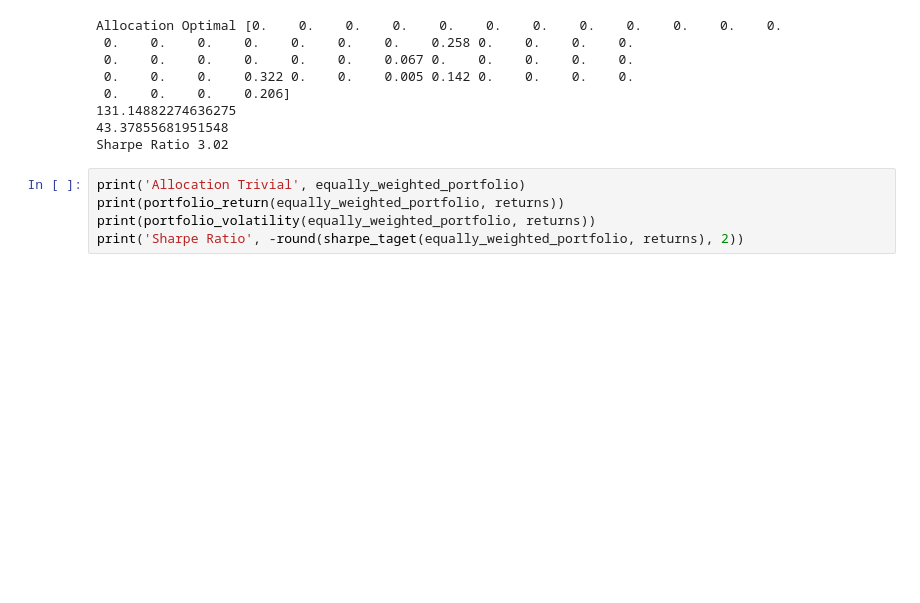
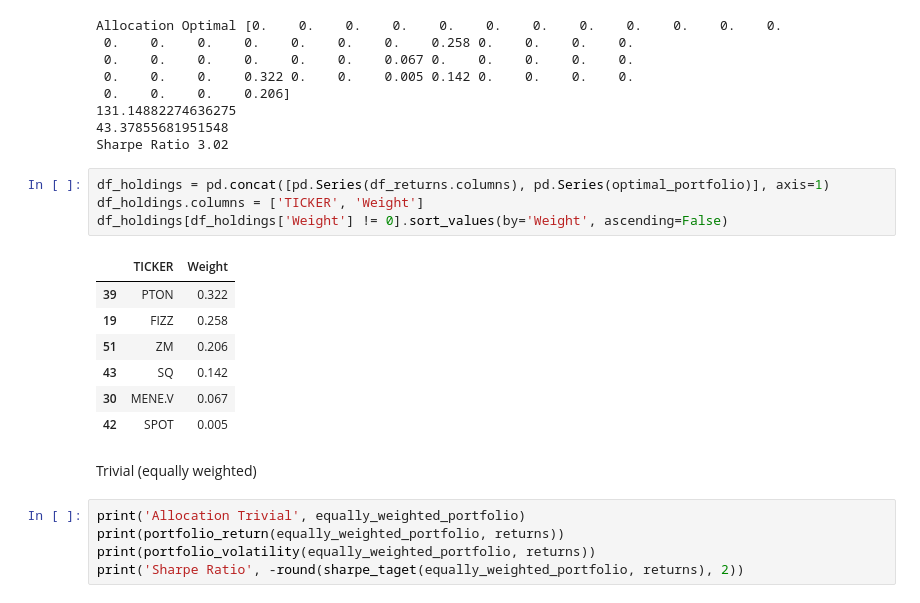
Before and after one commit to lukaskoerber/Portfolio-Optimization, a Jupyter notebook: markowitz_portfolio_optimization.ipynb, the cells around one changed output. Drawn from its saved outputs; the diff is of its cells as text; blank space fills up the shorter version.

Commit message:
show portfolio allocation

```diff
--- a/markowitz_portfolio_optimization.ipynb
+++ b/markowitz_portfolio_optimization.ipynb
@@ -367,6 +364,20 @@ Allocation Optimal [0.    0.    0.    0.    0.    0.    0.    0.    0.    0.
 131.14882274636275
 43.37855681951548
 Sharpe Ratio 3.02
+# %%
+df_holdings = pd.concat([pd.Series(df_returns.columns), pd.Series(optimal_portfolio)], axis=1)
+df_holdings.columns = ['TICKER', 'Weight']
+df_holdings[df_holdings['Weight'] != 0].sort_values(by='Weight', ascending=False)
+# %% [output]
+|  | TICKER | Weight |
+| 39 | PTON | 0.322 |
+| 19 | FIZZ | 0.258 |
+| 51 | ZM | 0.206 |
+| 43 | SQ | 0.142 |
+| 30 | MENE.V | 0.067 |
+| 42 | SPOT | 0.005 |
+# %% [markdown]
+Trivial (equally weighted)
 # %%
 print('Allocation Trivial', equally_weighted_portfolio)
 print(portfolio_return(equally_weighted_portfolio, returns))
```
Also changed, not shown: parts of 8 cells of this notebook.
